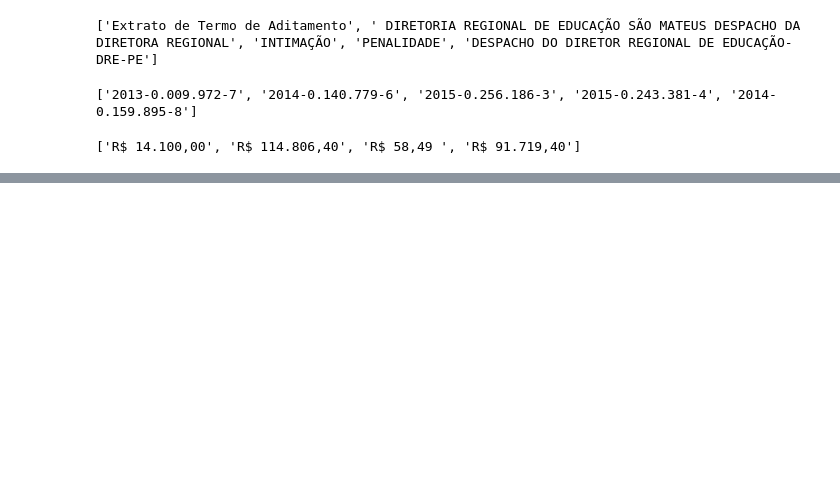
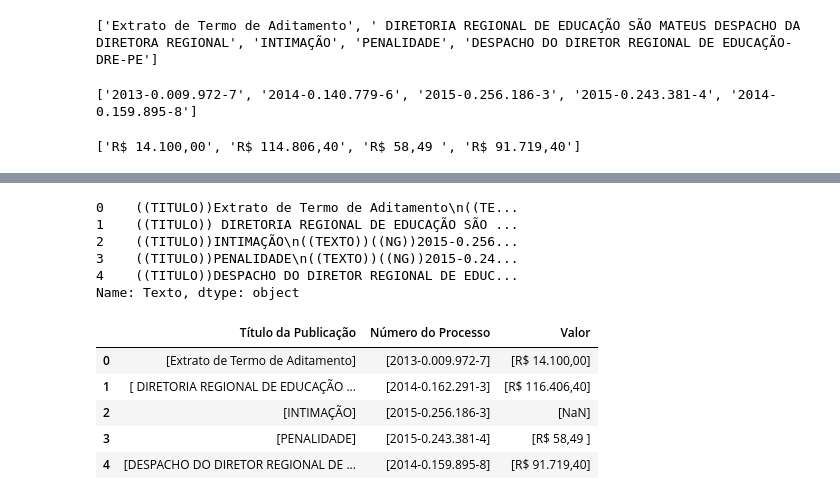
Before and after one commit to Tong00020/PLN---2022, a Jupyter notebook: Ex1.ipynb, the cells around one changed output, grey strips where cells are left out. Cells and saved outputs as stored; diff of their text form; code cells hidden in the pictures; blank space fills up the shorter version.

```diff
--- a/Ex1.ipynb
+++ b/Ex1.ipynb
@@ -113,4 +78,43 @@ testes5
 | 3 | 2016/01/29/178 | 2016-01-29T00:00:00Z | efhaadm | LICITAÇÕES | CULTURA | DEPTO BIBLIOTECA MÁRIO DE ANDRADE | ((TITULO))PENALIDADE\n((TEXTO))((... |
 | 4 | 2016/01/29/169 | 2016-01-29T00:00:00Z | egigadm | LICITAÇÕES | EDUCAÇÃO | DIRETORIA REGIONAL DE EDUCAÇÃO DA... | ((TITULO))DESPACHO DO DIRETOR REG... |
 # %%
-tarefa1 = testes5['Texto']
+testes5 = testes5['Texto']
+print(testes5)
+# %% [output]
+0    ((TITULO))Extrato de Termo de Aditamento\n((TE...
+1    ((TITULO)) DIRETORIA REGIONAL DE EDUCAÇÃO SÃO ...
+2    ((TITULO))INTIMAÇÃO\n((TEXTO))((NG))2015-0.256...
+3    ((TITULO))PENALIDADE\n((TEXTO))((NG))2015-0.24...
+4    ((TITULO))DESPACHO DO DIRETOR REGIONAL DE EDUC...
+Name: Texto, dtype: object
+# %%
+titulos = []
+codes = []
+valors = []
+
+for i in testes5:
+  titulo = re.findall(r"\(\(TITULO\)\)(.*)",i)
+  code = re.findall(r"\(\([NT][GE][XTO]*\)\)(\d*\D\d*\D\d*\D\d*\D[\d*\(])",i)
+  valor = re.findall(r"R\$ [0-9]*\D[0-9]*\D[0-9]*",i)
+  if not titulo: titulo = ['NaN']
+  if not code: code = ['NaN']
+  if not valor: valor = ['NaN']
+
+  titulos.append(titulo)
+  codes.append(code)
+  valors.append(valor)
+# %%
+result = pd.DataFrame()
+
+result['Título da Publicação'] = titulos
+result['Número do Processo'] = codes
+result['Valor'] = valors
+# %%
+result
+# %% [output]
+|  | Título da Publicação | Número do Processo | Valor |
+| 0 | [Extrato de Termo de Aditamento] | [2013-0.009.972-7] | [R$ 14.100,00] |
+| 1 | [ DIRETORIA REGIONAL DE EDUCAÇÃO ... | [2014-0.162.291-3] | [R$ 116.406,40] |
+| 2 | [INTIMAÇÃO] | [2015-0.256.186-3] | [NaN] |
+| 3 | [PENALIDADE] | [2015-0.243.381-4] | [R$ 58,49 ] |
+| 4 | [DESPACHO DO DIRETOR REGIONAL DE ... | [2014-0.159.895-8] | [R$ 91.719,40] |
```
Also changed, not shown: parts of 10 cells of this notebook.
